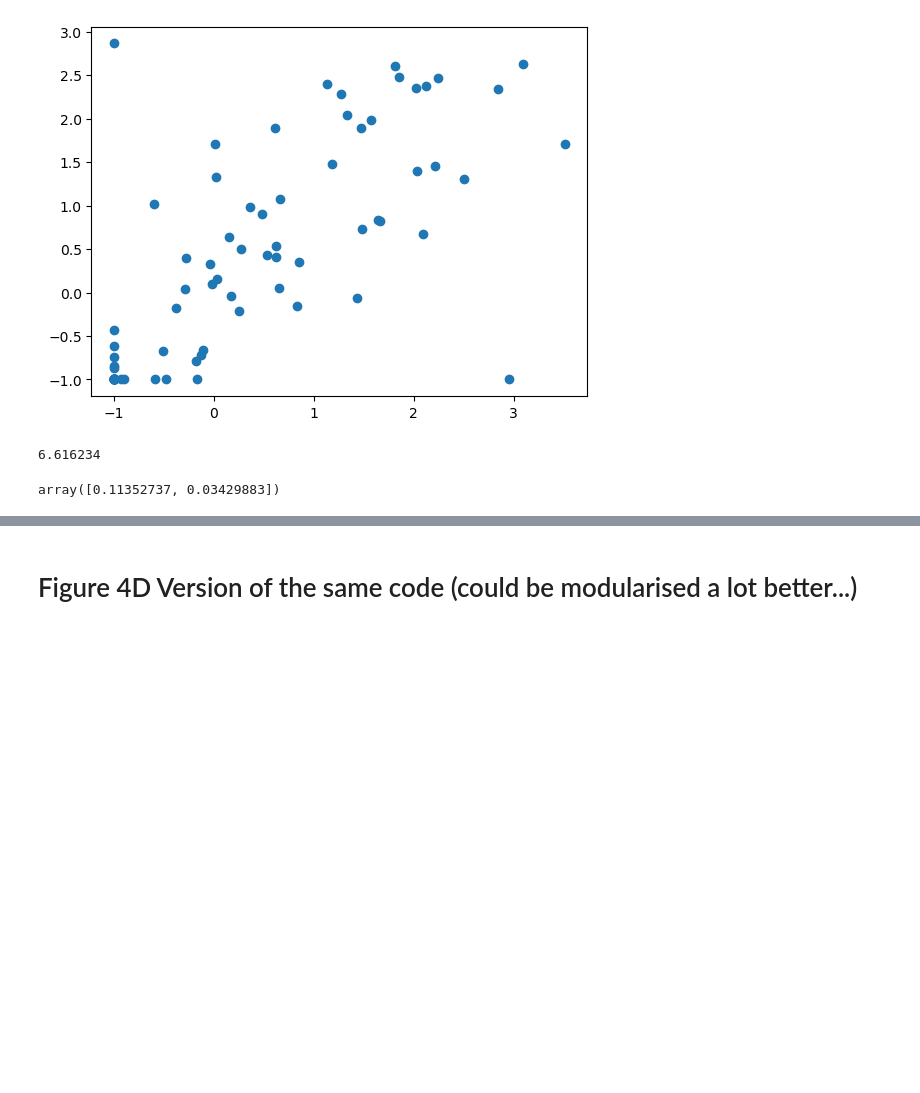
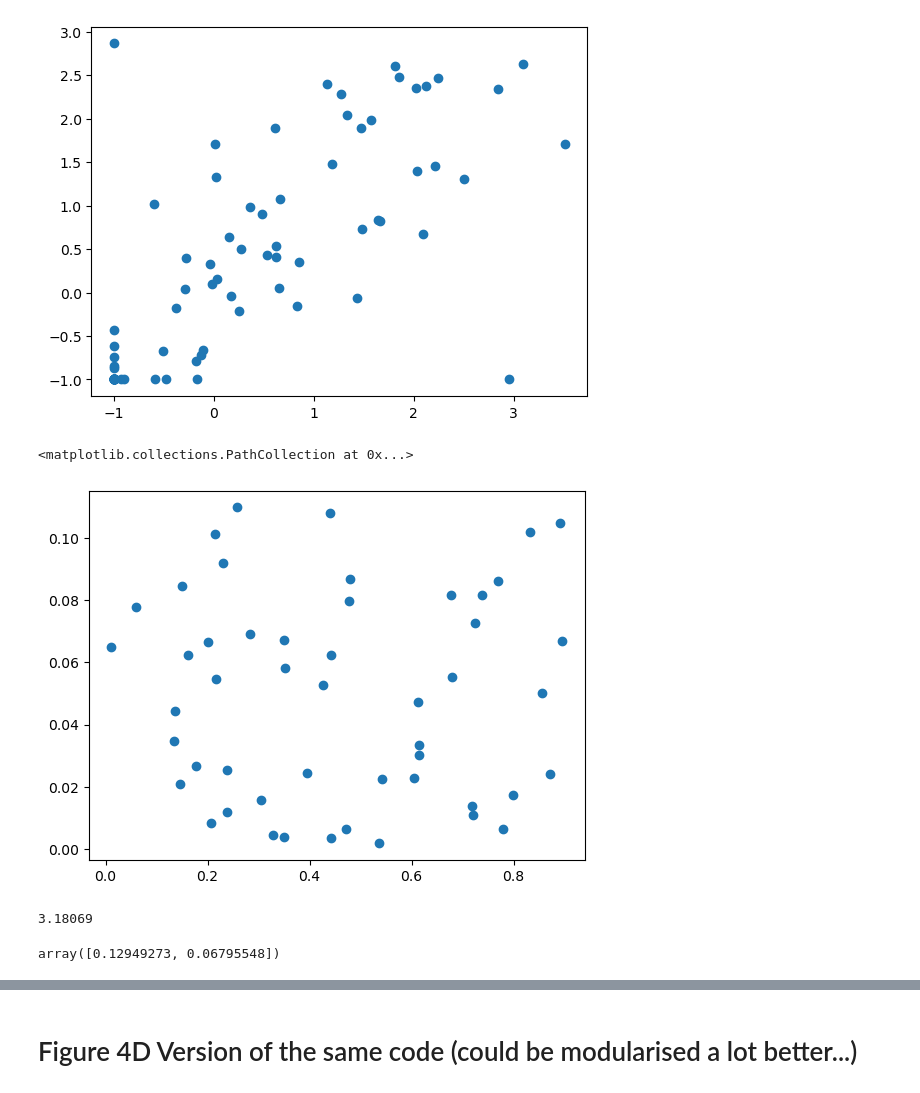
Before and after one commit to WilburDoz/SAE_Identifiability, a Jupyter notebook: 2_variable_toy_check.ipynb, the cells around one changed output, grey strips where cells are left out. Saved outputs shown, nothing was run; the diff lists cells and outputs as text; code cells hidden in the pictures; blank space fills up the shorter version.

```diff
--- a/2_variable_toy_check.ipynb
+++ b/2_variable_toy_check.ipynb
@@ -18,6 +18,16 @@ plt.scatter(x[0,:], x[1,:])
 # %% [output]
 <matplotlib.collections.PathCollection at 0x...>
 [figure]
+# %%
+D = 50
+x = np.zeros([2, D])
+x[0,:] = np.random.uniform(0, 1, [D])
+x[1,:] = np.random.uniform(0, 0.11, [D])
+
+plt.scatter(x[0,:], x[1,:])
+# %% [output]
+<matplotlib.collections.PathCollection at 0x...>
+[figure, added]
 # %%
 N = 2
 bias = 1
@@ -154,7 +164,7 @@ if re_init:
 print(loss(params, x))
 min_loss = np.inf
 # %% [output]
-6.616234
+3.18069
 # %%
 # Only built for 2D x!!!
 def measure_cross_dependence(g, x):
@@ -179,7 +189,7 @@ def measure_cross_dependence(g, x):
 
 measure_cross_dependence(params['G'], x)
 # %% [output]
-array([0.11352737, 0.03429883])
+array([0.12949273, 0.06795548])
 # %%
 # Optimisation, run and re-run until it stops hitting new records
 T = 150000
```
Also changed, not shown: parts of 2 cells of this notebook, 2 other files.
